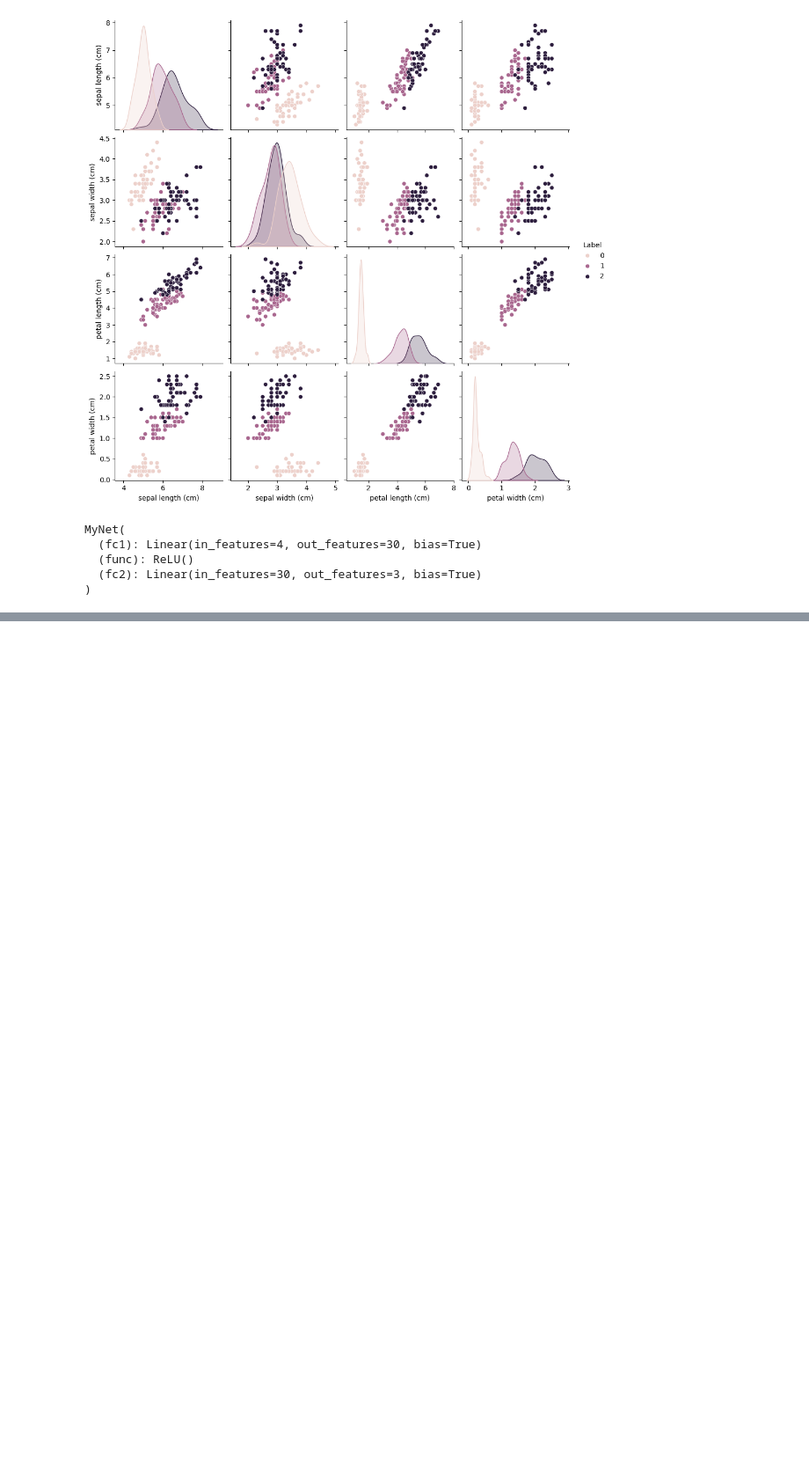
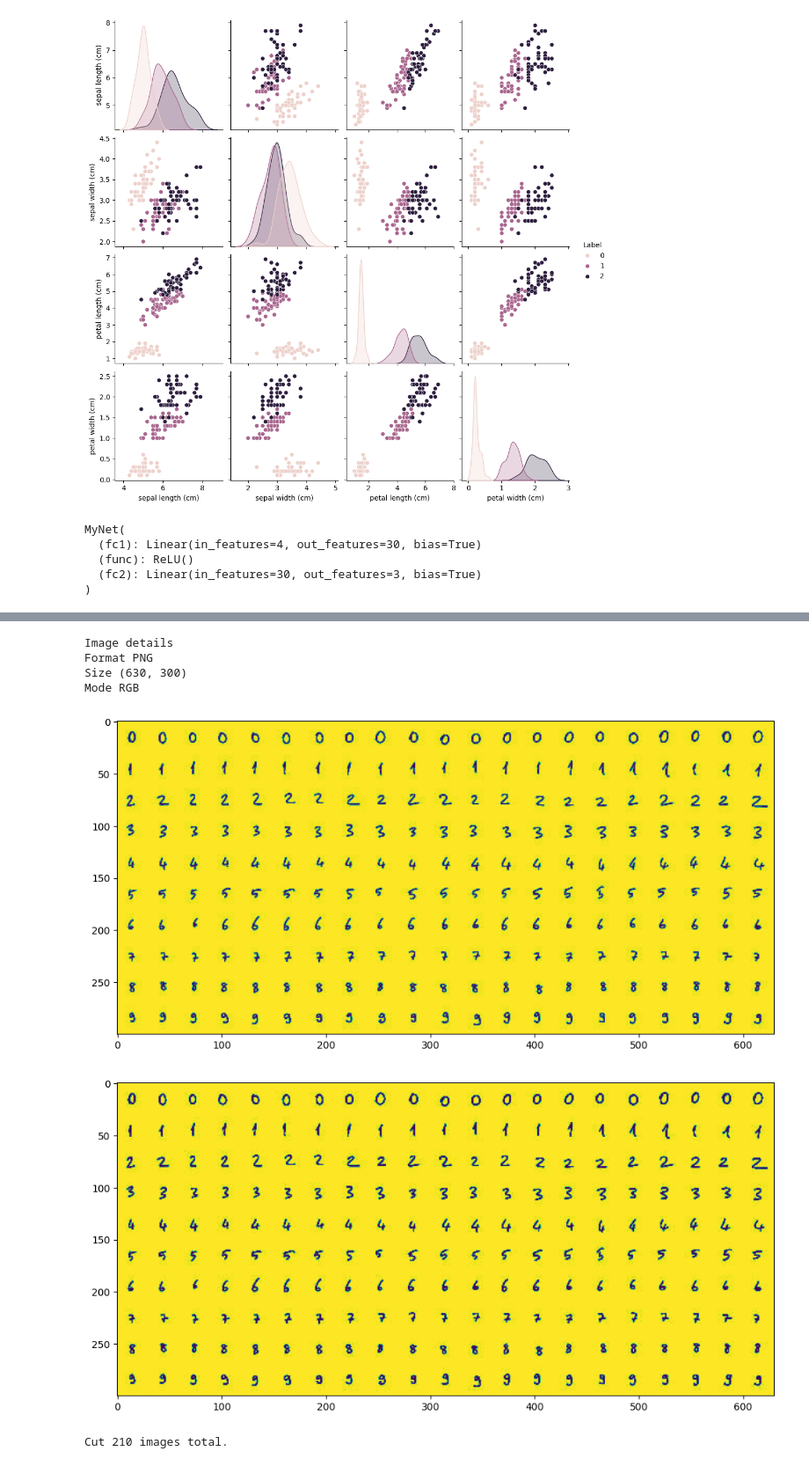
Before and after one commit to ayseberfinozcubuk/Microsoft-AI-course-for-beginners, a Jupyter notebook: 3-NeuralNetworks/05-Frameworks/lab/LabFrameworks.ipynb, the cells around one changed output, grey strips where cells are left out. Shown at 88% size. Saved outputs shown, nothing was run; the diff lists cells and outputs as text; code cells hidden in the pictures; blank space fills up the shorter version.

Commit message:
making my own hand writted digits

```diff
--- a/3-NeuralNetworks/05-Frameworks/lab/LabFrameworks.ipynb
+++ b/3-NeuralNetworks/05-Frameworks/lab/LabFrameworks.ipynb
@@ -303,0 +328,42 @@ Epoch 9: last batch loss = 0.22306156639284666, val acc = 0.9736842105263158
+# %%
+print(f'Image details')
+print(f'Format {imagePNG.format}')
+print(f'Size {imagePNG.size}')
+print(f'Mode {imagePNG.mode}')
+# %% [output]
+Image details
+Format PNG
+Size (630, 300)
+Mode RGB
+# %%
+# Change color mode to black-and-white, 256 shades
+
+from PIL import ImageEnhance
+
+bw_image = imagePNG.convert(mode='L')
+show(bw_image, figsize=(12, 12))
+bw_image = ImageEnhance.Contrast(bw_image).enhance(1.5)
+show(bw_image, figsize=(12, 12))
+
+# Threshold the grayscale image
+threshold = 150  # Adjust this value based on your image
+thresholded_image = bw_image.point(lambda p: p > threshold and 255)
+# %% [output]
+[figure, added]
+[figure, added]
+# %%
+# Cut square images 30x30 pixels each.
+# Image size is (630, 300) and there are 10 rows with 30 elements in it.
+
+SIZE = 30
+
+samples = [] #array to store cut images
+for digit, y in enumerate(range(0, thresholded_image.height, SIZE)):
+    cuts=[]
+    for x in range(0, thresholded_image.width, SIZE):
+        cut = thresholded_image.crop(box=(x, y, x+SIZE, y+SIZE))
+        cuts.append(cut)
+    samples.append(cuts)
+print(f'Cut {len(samples)*len(samples[0])} images total.')
+# %% [output]
+Cut 210 images total.
```
Also changed, not shown: parts of 24 cells of this notebook, 5 other files.
